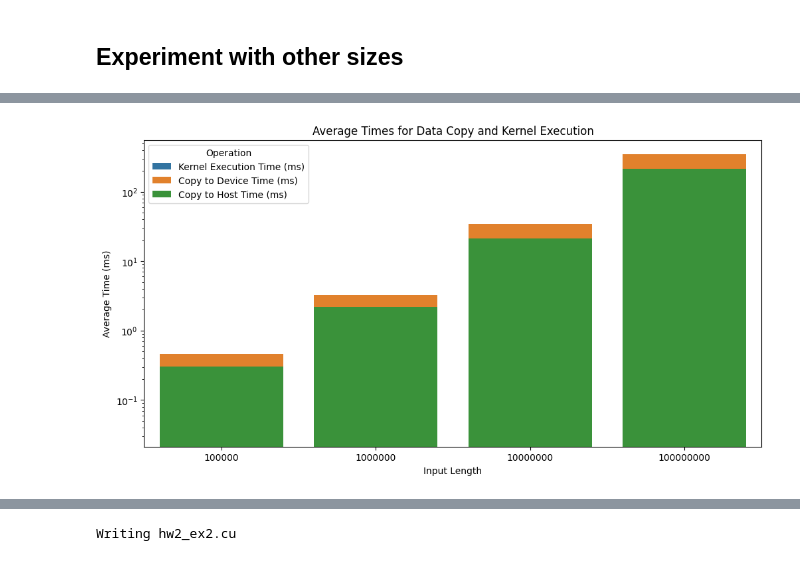
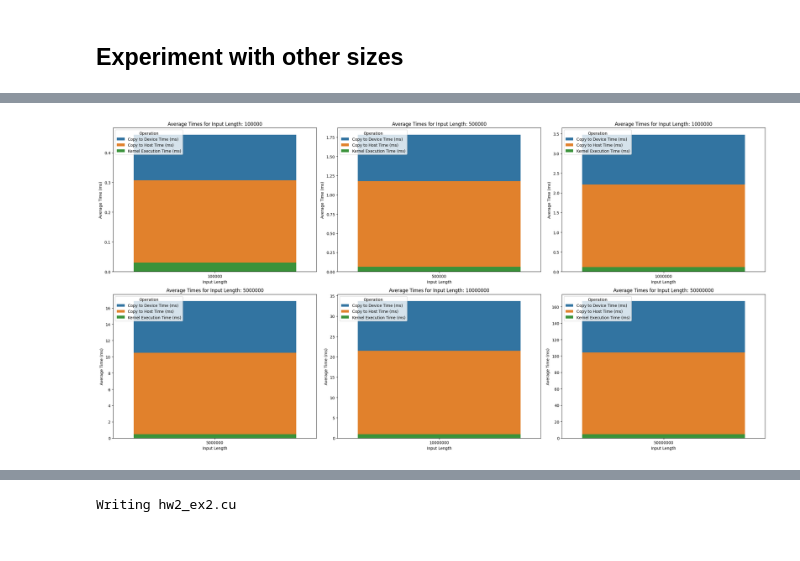
Before and after one commit to spetznick/applied-gpu-programming, a Jupyter notebook: assignment-2.ipynb, the cells around one changed output, grey strips where cells are left out. Drawn from its saved outputs; the diff is of its cells as text; code cells hidden in the pictures.

```diff
--- a/assignment-2.ipynb
+++ b/assignment-2.ipynb
@@ -348,24 +344,34 @@ def parse_results(results_str):
 results_str = """
 The input length is 100000, (numBlocks, numThreadsPerBlock) = (391, 256).
 Input length 100000, (numBlocks, numThreadsPerBlock) = (391, 256).
-Average kernel execution time of 10 runs: 0.0338 +- 0.0579 ms
-Average time for data copy to device:     0.4606 +- 0.0284 ms
-Average time for data copy to host:       0.3056 +- 0.1264 ms
+Average kernel execution time of 10 runs: 0.0305 +- 0.0500 ms
+Average time for data copy to device:     0.4603 +- 0.0266 ms
+Average time for data copy to host:       0.3066 +- 0.1274 ms
+The input length is 500000, (numBlocks, numThreadsPerBlock) = (1954, 256).
+Input length 500000, (numBlocks, numThreadsPerBlock) = (1954, 256).
+Average kernel execution time of 10 runs: 0.0644 +- 0.0459 ms
+Average time for data copy to device:     1.7830 +- 0.1260 ms
+Average time for data copy to host:       1.1775 +- 0.6521 ms
 The input length is 1000000, (numBlocks, numThreadsPerBlock) = (3907, 256).
 Input length 1000000, (numBlocks, numThreadsPerBlock) = (3907, 256).
-Average kernel execution time of 10 runs: 0.1145 +- 0.0502 ms
-Average time for data copy to device:     3.2693 +- 0.1583 ms
-Average time for data copy to host:       2.1796 +- 1.2151 ms
+Average kernel execution time of 10 runs: 0.1146 +- 0.0496 ms
+Average time for data copy to device:     3.4769 +- 0.2609 ms
+Average time for data copy to host:       2.2141 +- 1.1507 ms
+The input length is 5000000, (numBlocks, numThreadsPerBlock) = (19532, 256).
+Input length 5000000, (numBlocks, numThreadsPerBlock) = (19532, 256).
+Average kernel execution time of 10 runs: 0.4834 +- 0.0628 ms
+Average time for data copy to device:     16.8406 +- 0.3532 ms
+Average time for data copy to host:       10.4858 +- 6.1517 ms
 The input length is 10000000, (numBlocks, numThreadsPerBlock) = (39063, 256).
 Input length 10000000, (numBlocks, numThreadsPerBlock) = (39063, 256).
-Average kernel execution time of 10 runs: 0.9398 +- 0.0547 ms
-Average time for data copy to device:     34.1295 +- 0.7819 ms
-Average time for data copy to host:       21.0678 +- 11.7128 ms
-The input length is 100000000, (numBlocks, numThreadsPerBlock) = (390625, 256).
-Input length 100000000, (numBlocks, numThreadsPerBlock) = (390625, 256).
-Average kernel execution time of 10 runs: 9.1669 +- 0.0574 ms
-Average time for data copy to device:     349.7391 +- 15.5713 ms
-Average time for data copy to host:       213.4426 +- 116.5841 ms
+Average kernel execution time of 10 runs: 0.9443 +- 0.0535 ms
+Average time for data copy to device:     33.6987 +- 0.4136 ms
+Average time for data copy to host:       21.4966 +- 13.3889 ms
+The input length is 50000000, (numBlocks, numThreadsPerBlock) = (195313, 256).
+Input length 50000000, (numBlocks, numThreadsPerBlock) = (195313, 256).
+Average kernel execution time of 10 runs: 4.5824 +- 0.0600 ms
+Average time for data copy to device:     166.8384 +- 1.8256 ms
+Average time for data copy to host:       104.1809 +- 59.0644 ms
 """
 
 # Parse the results
@@ -387,20 +393,55 @@ print(df)
 
 # Reshape the DataFrame for a stacked bar plot
 df_melted = df.melt(id_vars="Input Length",
-                    value_vars=["Kernel Execution Time (ms)", "Copy to Device Time (ms)", "Copy to Host Time (ms)"],
+                    value_vars=["Copy to Device Time (ms)", "Copy to Host Time (ms)", "Kernel Execution Time (ms)"],
                     var_name="Operation",
                     value_name="Time (ms)")
 
 # Plotting the stacked bar plot
-plt.figure(figsize=(12, 6))
-sns.barplot(data=df_melted, x="Input Length", y="Time (ms)", hue="Operation", dodge=False)
+# plt.figure(figsize=(12, 6))
+# sns.barplot(data=df_melted, x="Input Length", y="Time (ms)", hue="Operation", dodge=False)
 
-# Adding plot details
-plt.title("Average Times for Data Copy and Kernel Execution")
-plt.xlabel("Input Length")
-plt.ylabel("Average Time (ms)")
-plt.yscale("log")  # Log scale can help better visualize the differences across large ranges
-plt.legend(title="Operation", loc="upper left")
+# # Adding plot details
+# plt.title("Average Times for Data Copy and Kernel Execution")
+# plt.xlabel("Input Length")
+# plt.ylabel("Average Time (ms)")
+# plt.yscale("log")  # Log scale can help better visualize the differences across large ranges
+# plt.legend(title="Operation", loc="upper left")
+
+# plt.show()
+
+# Create a list of unique "Input Length" values
+unique_input_lengths = df_melted["Input Length"].unique()
+
+# Determine the number of subplots based on unique input lengths
+num_subplots = len(unique_input_lengths)
+
+# Set up the figure for subplots
+fig, axes = plt.subplots(2, 3, figsize=(24, 12))
+
+axes = axes.flatten()
+
+# Iterate over each unique input length and create a subplot
+for i, input_length in enumerate(unique_input_lengths):
+    ax = axes[i] if num_subplots > 1 else axes  # Handle case where there's only one subplot
+    sns.barplot(
+        data=df_melted[df_melted["Input Length"] == input_length],
+        x="Input Length",
+        y="Time (ms)",
+        hue="Operation",
+        dodge=False,
+        ax=ax
+    )
+
+    # Add subplot details
+    ax.set_title(f"Average Times for Input Length: {input_length}")
+    ax.set_xlabel("Input Length")
+    ax.set_ylabel("Average Time (ms)")
+    # ax.set_yscale("log")  # Log scale
+    ax.legend(title="Operation", loc="upper left")
+
+# Adjust layout to prevent overlap
+plt.tight_layout()
 
 plt.show()
 # %% [output]
@@ -418 +463 @@ plt.show()
-[figure, old version]
+[figure, new version]
```
Also changed, not shown: parts of 16 cells of this notebook.
